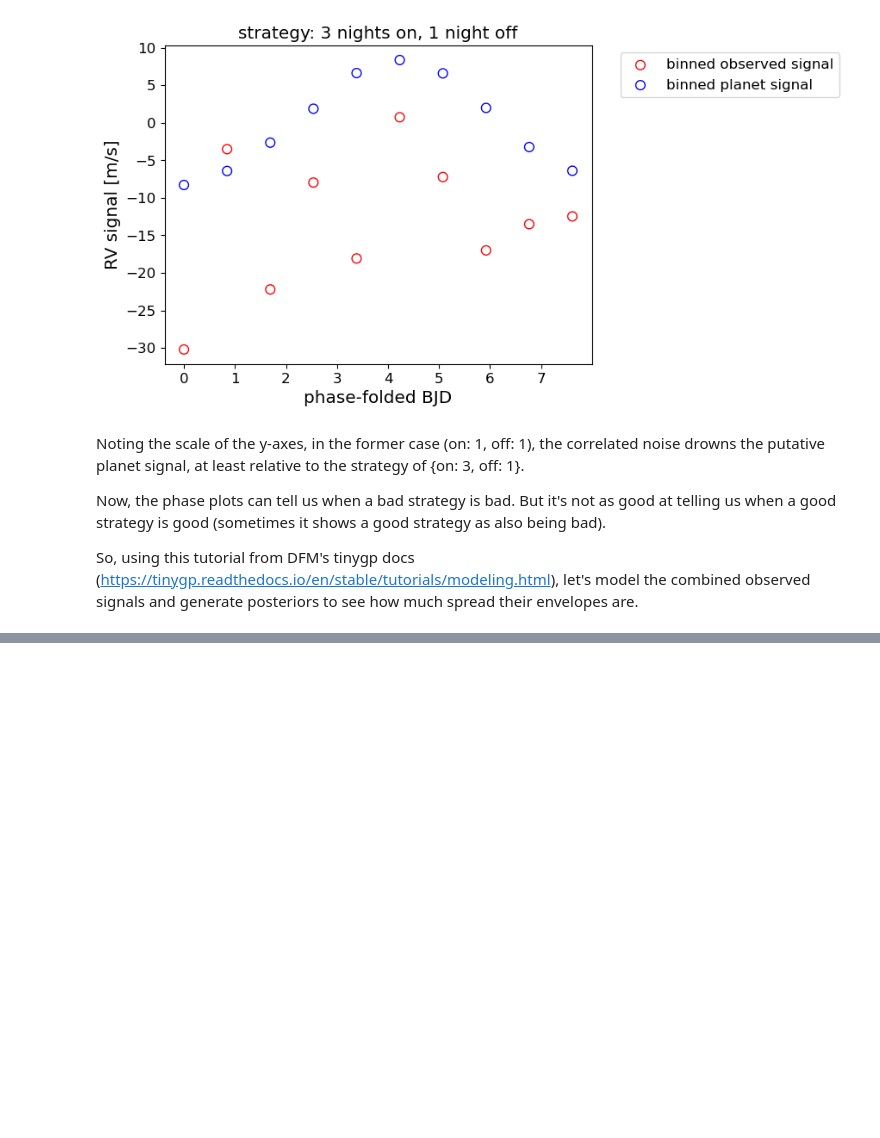
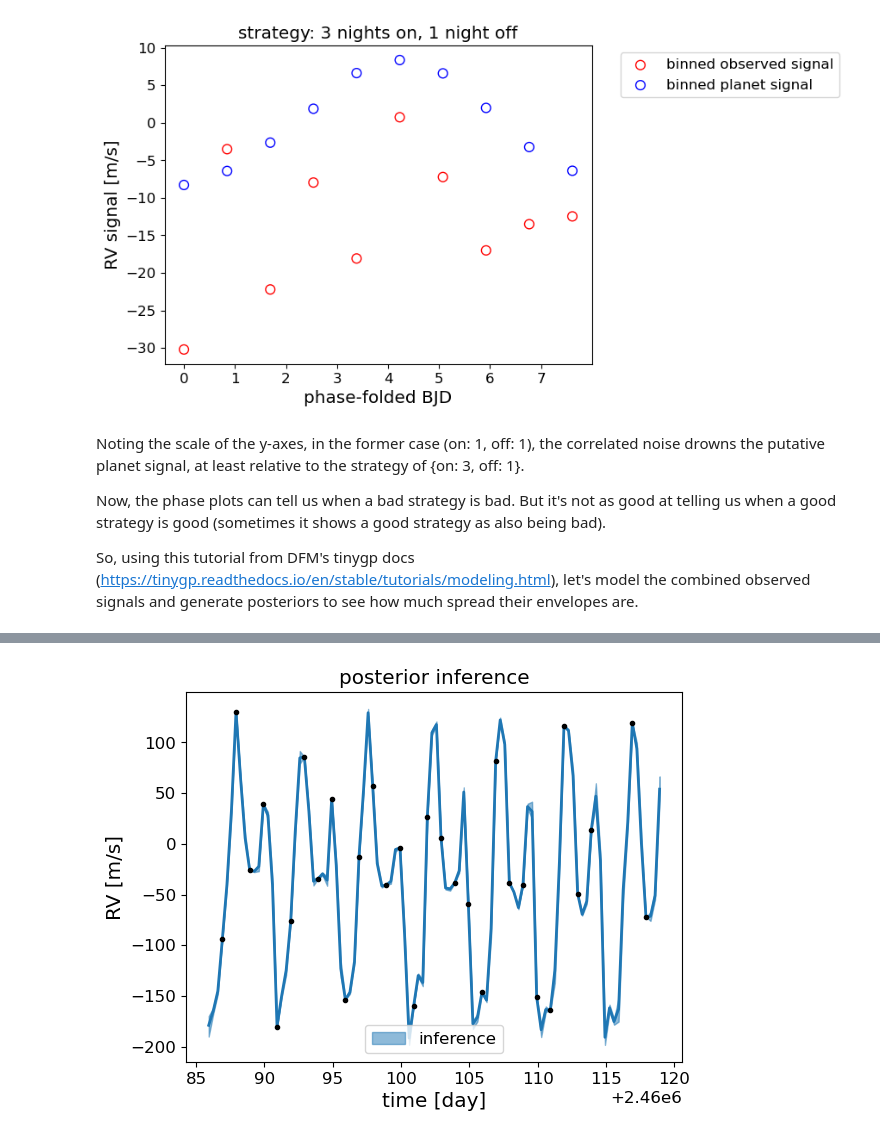
Before and after one commit to exoclam/gaspery, a Jupyter notebook: tutorials/fixed_budget.ipynb, the cells around one changed output, grey strips where cells are left out. Drawn from its saved outputs; the diff is of its cells as text; code cells hidden in the pictures; blank space fills up the shorter version.

```diff
--- a/tutorials/fixed_budget.ipynb
+++ b/tutorials/fixed_budget.ipynb
@@ -333,0 +445,33 @@ AttributeError: module 'jax' has no attribute 'Device'
+# %%
+strat = np.array(strategy.on_vs_off(on=1, off=0, twice_flag=False))
+x = np.linspace(strat[0]-1, strat[-1]+1, 100)
+
+"""
+gp = GaussianProcess(kernel, strat)
+# model stellar signal
+sample = gp.sample(jax.random.PRNGKey(4), shape=(1,))
+# model planet model
+planet = calculate_fi.model_jax(strat, [theta[0], theta[1], theta[2]])
+# combine simulated signals
+observed = sample + planet
+"""
+
+mcmc.run(rng_key, strat, sigma_wn_rv, y=observed[0], hyperparams=hyperparams)
+samples = mcmc.get_samples()
+
+preds = samples["pred"].block_until_ready()  # Blocking to get timing right
+# %%
+q = np.percentile(preds, [5, 50, 95], axis=0)
+
+plt.fill_between(x, q[0], q[2], color="C0", alpha=0.5, label="inference")
+plt.plot(x, q[1], color="C0", lw=2)
+
+plt.errorbar(strat, observed[0], yerr=sigma_wn_rv, fmt=".k", capsize=0)
+plt.xlabel("time [day]")
+plt.ylabel("RV [m/s]")
+#plt.xlim(0, 10)
+#plt.ylim(-2.5, 2.5)
+plt.legend()
+_ = plt.title("posterior inference")
+# %% [output]
+[figure, added]
```
Also changed, not shown: parts of 29 cells of this notebook, 1 other file.
